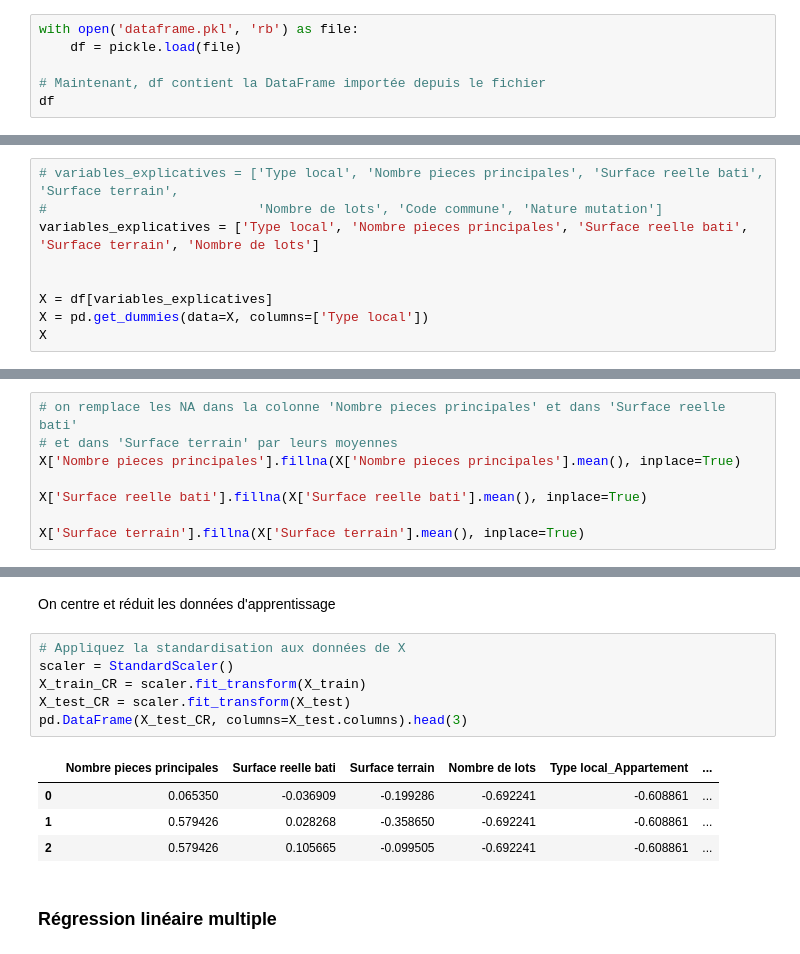
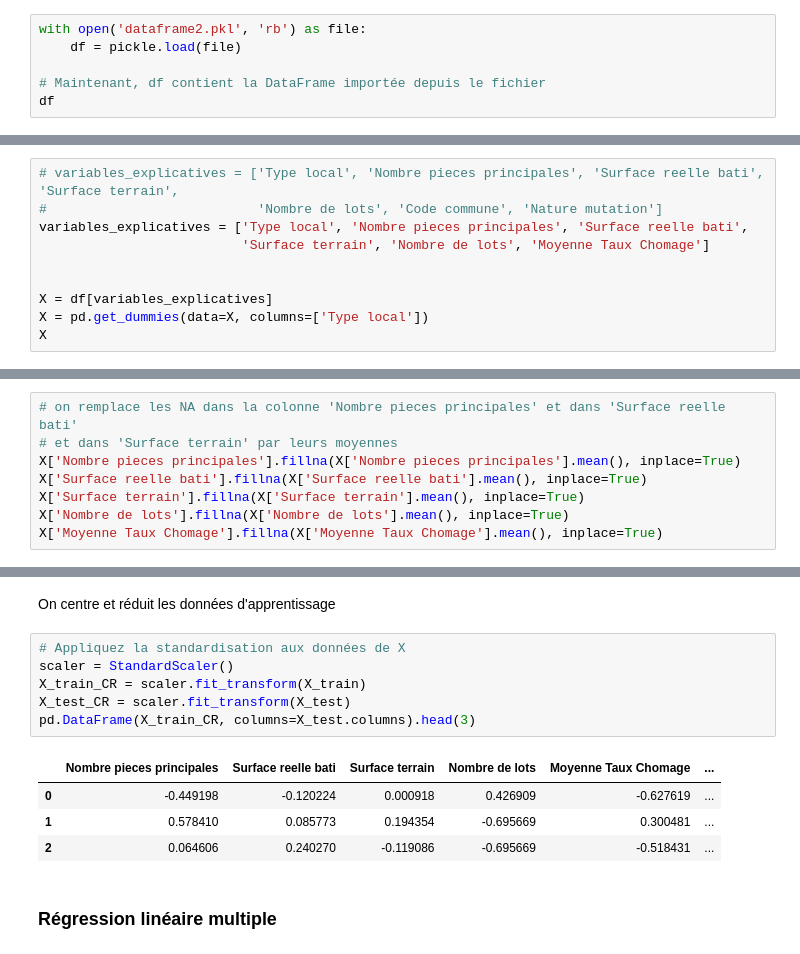
Before and after one commit to dounya-bourhani/ProjetPython, a Jupyter notebook: modeles-ml-dounya.ipynb, the cells around one changed output, grey strips where cells are left out. Drawn from its saved outputs; the diff is of its cells as text.

```diff
--- a/modeles-ml-dounya.ipynb
+++ b/modeles-ml-dounya.ipynb
@@ -39,7 +40,7 @@ def alerteCombinaison(dictionary_param):
 # %% [markdown]
 ### Importation des données
 # %%
-with open('dataframe.pkl', 'rb') as file:
+with open('dataframe2.pkl', 'rb') as file:
     df = pickle.load(file)
 
 # Maintenant, df contient la DataFrame importée depuis le fichier
@@ -121,7 +64,8 @@ list_tx_chomage
 # %%
 # variables_explicatives = ['Type local', 'Nombre pieces principales', 'Surface reelle bati', 'Surface terrain',
 #                           'Nombre de lots', 'Code commune', 'Nature mutation']
-variables_explicatives = ['Type local', 'Nombre pieces principales', 'Surface reelle bati', 'Surface terrain', 'Nombre de lots']
+variables_explicatives = ['Type local', 'Nombre pieces principales', 'Surface reelle bati',
+                          'Surface terrain', 'Nombre de lots', 'Moyenne Taux Chomage']
 
 
 X = df[variables_explicatives]
@@ -162,7 +106,7 @@ Name: Valeur fonciere, Length: 2765530, dtype: float64
 # on remplace les NA dans la colonne 'Nombre pieces principales' et dans 'Surface reelle bati'
 # et dans 'Surface terrain' par leurs moyennes
 X['Nombre pieces principales'].fillna(X['Nombre pieces principales'].mean(), inplace=True)
-
 X['Surface reelle bati'].fillna(X['Surface reelle bati'].mean(), inplace=True)
-
 X['Surface terrain'].fillna(X['Surface terrain'].mean(), inplace=True)
+X['Nombre de lots'].fillna(X['Nombre de lots'].mean(), inplace=True)
+X['Moyenne Taux Chomage'].fillna(X['Moyenne Taux Chomage'].mean(), inplace=True)
@@ -202,14 +136,14 @@ On centre et réduit les données d'apprentissage
 # %%
 # Appliquez la standardisation aux données de X
 scaler = StandardScaler()
 X_train_CR = scaler.fit_transform(X_train)
 X_test_CR = scaler.fit_transform(X_test)
-pd.DataFrame(X_test_CR, columns=X_test.columns).head(3)
+pd.DataFrame(X_train_CR, columns=X_test.columns).head(3)
 # %% [output]
-|  | Nombre pieces principales | Surface reelle bati | Surface terrain | Nombre de lots | Type local_Appartement | ... |
-| 0 | 0.065350 | -0.036909 | -0.199286 | -0.692241 | -0.608861 | ... |
-| 1 | 0.579426 | 0.028268 | -0.358650 | -0.692241 | -0.608861 | ... |
-| 2 | 0.579426 | 0.105665 | -0.099505 | -0.692241 | -0.608861 | ... |
+|  | Nombre pieces principales | Surface reelle bati | Surface terrain | Nombre de lots | Moyenne Taux Chomage | ... |
+| 0 | -0.449198 | -0.120224 | 0.000918 | 0.426909 | -0.627619 | ... |
+| 1 | 0.578410 | 0.085773 | 0.194354 | -0.695669 | 0.300481 | ... |
+| 2 | 0.064606 | 0.240270 | -0.119086 | -0.695669 | -0.518431 | ... |
 # %% [markdown]
 ### Régression linéaire multiple
 # %% [markdown]
```
Also changed, not shown: parts of 31 cells of this notebook, 1 other file.
